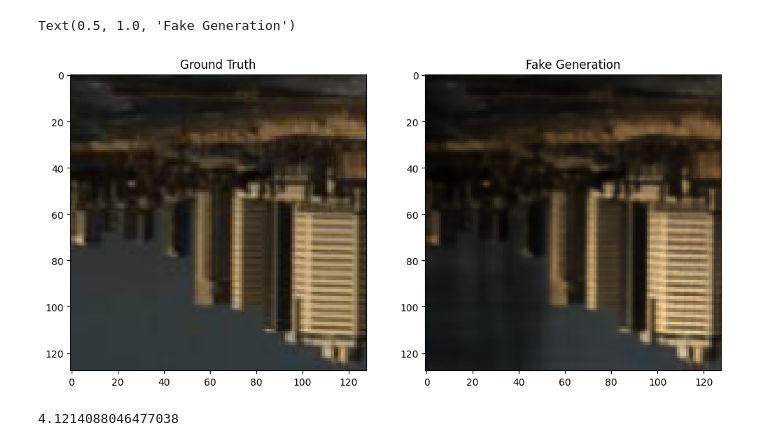
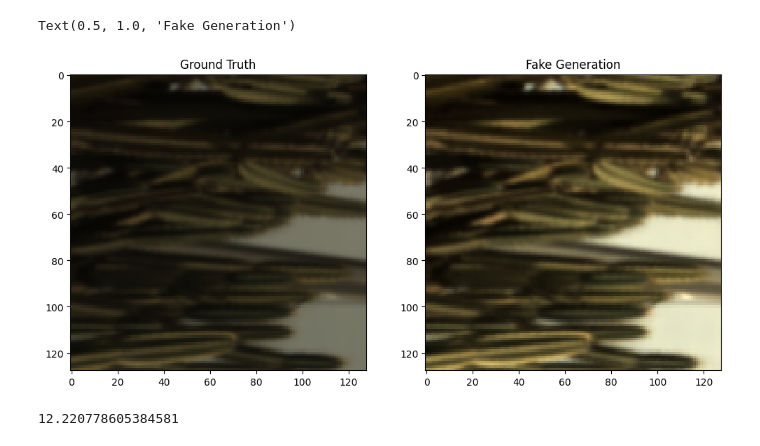
Before and after one commit to Karl-Liu-ch/Spectral_Reconstruction, a Jupyter notebook: visualization.ipynb, the cells around one changed output. Cells and saved outputs as stored; diff of their text form; code cells hidden in the pictures.

```diff
--- a/visualization.ipynb
+++ b/visualization.ipynb
@@ -48,28 +48,31 @@ import scipy.io
 import numpy as np
 import cv2
 # %%
-realroot = '/work3/s212645/Spectral_Reconstruction/RealHyperSpectrum/'
-fakeroot = '/work3/s212645/Spectral_Reconstruction/FakeHyperSpectrum/'
+realroot = '/work3/s212645/Spectral_Reconstruction/RealHyperSpectrum_D2GAN/'
+fakeroot = '/work3/s212645/Spectral_Reconstruction/FakeHyperSpectrum_D2GAN/'
 
 name = '008.mat'
 
 fake = scipy.io.loadmat(fakeroot + name)['rgb']
+fake = (fake - fake.min()) / (fake.max()-fake.min())
+
 real = scipy.io.loadmat(realroot + name)['rgb']
+real = (real - real.min()) / (real.max()-real.min())
 
 plt.figure(figsize=[12,6])
 plt.subplot(1, 2, 1)
 plt.imshow(real)
 plt.title('Ground Truth')
 plt.subplot(1, 2, 2)
 plt.imshow(fake)
 plt.title('Fake Generation')
 # %% [output]
 Text(0.5, 1.0, 'Fake Generation')
-[figure, old version]
+[figure, new version]
 # %%
 import colour
 image1_lab = colour.XYZ_to_Lab(colour.sRGB_to_XYZ(real))
 image2_lab = colour.XYZ_to_Lab(colour.sRGB_to_XYZ(fake))
 colour.delta_E(image1_lab, image2_lab).mean()
 # %% [output]
-4.1214088046477038
+12.220778605384581
```
Also changed, not shown: parts of 2 cells of this notebook, 6 other files.
